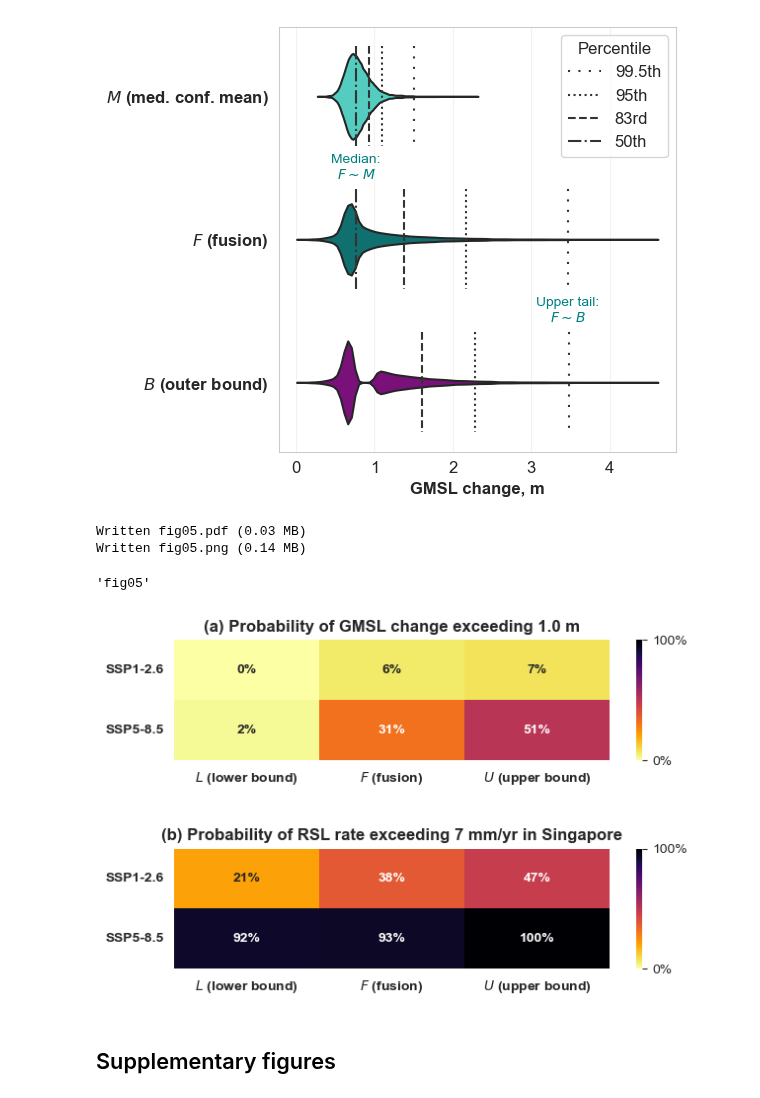
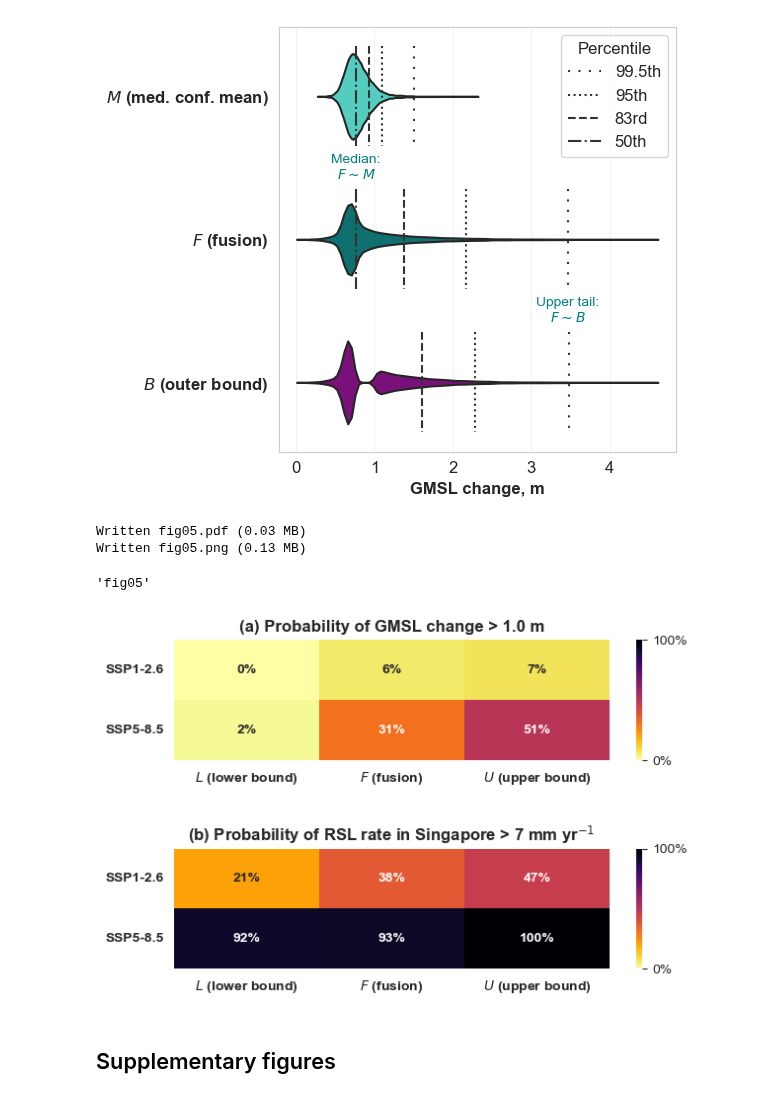
Before and after one commit to grandey/d23a-fusion, a Jupyter notebook: fusion_analysis_d23a.ipynb, the cells around one changed output. Drawn from its saved outputs; the diff is of its cells as text; code cells hidden in the pictures.

Commit message:
fusion_analysis_d23.ipynb: modify exceedance heatmap titles.

```diff
--- a/fusion_analysis_d23a.ipynb
+++ b/fusion_analysis_d23a.ipynb
@@ -80,27 +80,27 @@ Written fig04.png (0.13 MB)
 # %%
 # SSP5 vs SSP1 heatmap tables for probability of exceeding (a) 0.86 m and (b) 7 mm/yr
 fig, axs = plt.subplots(3, 1, height_ratios=[2, 0.1, 2], figsize=(6.5, 4.1), tight_layout=True)
 # (a) 1.5 m
 ax = axs[0]
 threshold = 1.0
 _ = d23a.plot_exceedance_heatmap(threshold=threshold, workflows=('lower', 'fusion_1e+2e', 'upper'), rate=False,
                                  scenarios=('ssp126', 'ssp585'), year=2100, gauge=None, ax=ax)
-ax.set_title(f'(a) Probability of GMSL change exceeding {threshold:.1f} m')
+ax.set_title(f'(a) Probability of GMSL change > {threshold:.1f} m')
 # Empty plot to create space (following issues with subplot_adjust, pad etc)
 axs[1].axis('off')
 # (b) 7 mm/yr
 ax = axs[2]
 threshold = 7
 _ = d23a.plot_exceedance_heatmap(threshold=threshold, workflows=('lower', 'fusion_1f+2f', 'upper'), rate=True,
                                  scenarios=('ssp126', 'ssp585'), year=2100, gauge='TANJONG_PAGAR', ax=ax)
-ax.set_title(f'(b) Probability of RSL rate exceeding {threshold:.0f} mm/yr in Singapore')
+ax.set_title(f'(b) Probability of RSL rate in Singapore > {threshold:.0f} ' + 'mm yr$^{-1}$')
 # Save
 d23a.name_save_fig(fig)
 # %% [output]
 Written fig05.pdf (0.03 MB)
-Written fig05.png (0.14 MB)
+Written fig05.png (0.13 MB)
 'fig05'
-[figure, old version]
+[figure, new version]
 # %% [markdown]
 ## Supplementary figures
 # %%
```
Also changed, not shown: parts of 1 cell of this notebook, 1 other file.
